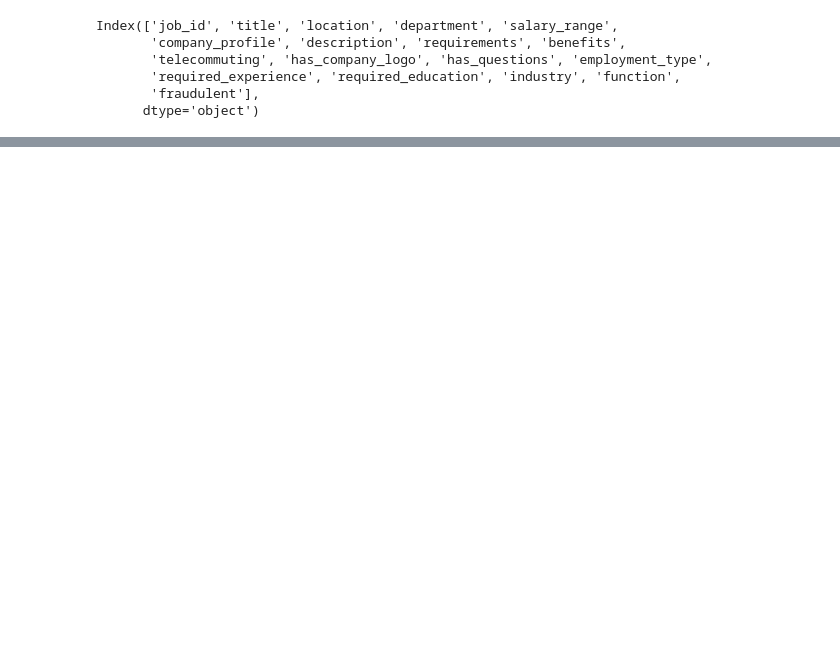
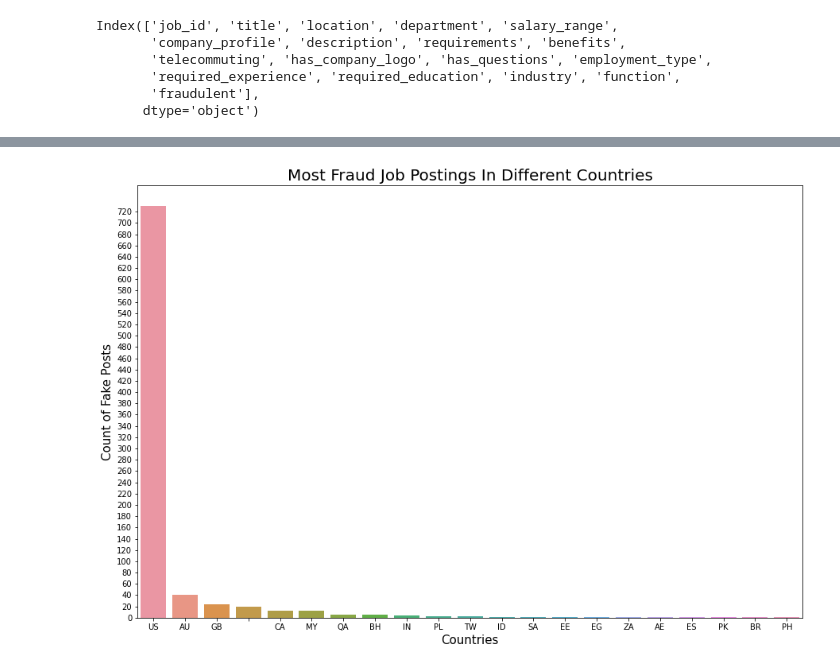
Before and after one commit to Devil-Rick/Fake-Job-Detection, a Jupyter notebook: Fake_Job_Detection.ipynb, the cells around one changed output, grey strips where cells are left out. Saved outputs shown, nothing was run; the diff lists cells and outputs as text; code cells hidden in the pictures; blank space fills up the shorter version.

```diff
--- a/Fake_Job_Detection.ipynb
+++ b/Fake_Job_Detection.ipynb
@@ -62,0 +195,7 @@ Index(['job_id', 'title', 'location', 'department', 'salary_range',
+# %%
+# Creating a new Column Country from the existing Location
+def country(location):
+  out = location.split(',')
+  return out[0]
+df['Country'] = df.location.apply(country)
+df.Country.value_counts()
@@ -62,0 +235,13 @@ Index(['job_id', 'title', 'location', 'department', 'salary_range',
+# %%
+fraud_Country = dict(df.Country.where(df.fraudulent == 1).value_counts())
+values = list(fraud_Country.values())
+keys = list(fraud_Country.keys())
+# Plot
+plt.figure(figsize=(15,10))
+plt.title('Most Fraud Job Postings In Different Countries' , size = 20)
+plt.yticks(np.arange(0 , max(values)+1 , 20))
+plt.ylabel('Count of Fake Posts' , size = 15)
+plt.xlabel('Countries' , size = 15)
+sns.barplot(x = keys , y = values);
+# %% [output]
+[figure, added]
```
Also changed, not shown: parts of 20 cells of this notebook.
